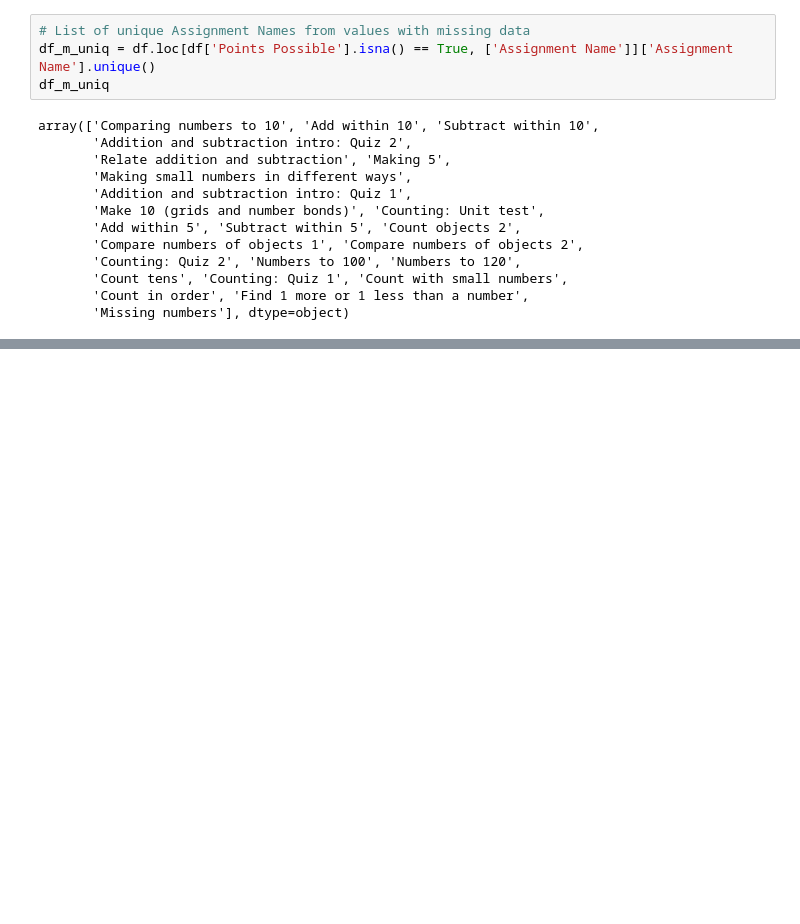
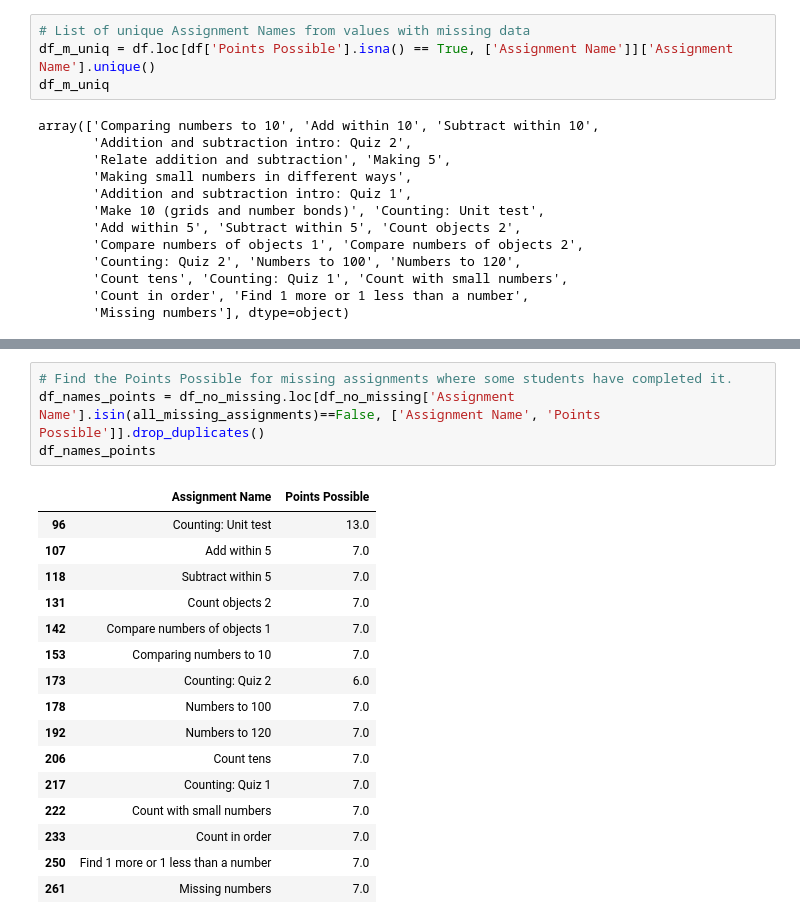
Before and after one commit to kle96/student-dashboard, a Jupyter notebook: data_cleaning/data_cleaning1.ipynb, the cells around one changed output, grey strips where cells are left out. Cells and saved outputs as stored; diff of their text form; blank space fills up the shorter version.

```diff
--- a/data_cleaning/data_cleaning1.ipynb
+++ b/data_cleaning/data_cleaning1.ipynb
@@ -246,0 +294,21 @@ array(['Comparing numbers to 10', 'Add within 10', 'Subtract within 10',
+# %%
+# Find the Points Possible for missing assignments where some students have completed it.
+df_names_points = df_no_missing.loc[df_no_missing['Assignment Name'].isin(all_missing_assignments)==False, ['Assignment Name', 'Points Possible']].drop_duplicates()
+df_names_points
+# %% [output]
+|  | Assignment Name | Points Possible |
+| 96 | Counting: Unit test | 13.0 |
+| 107 | Add within 5 | 7.0 |
+| 118 | Subtract within 5 | 7.0 |
+| 131 | Count objects 2 | 7.0 |
+| 142 | Compare numbers of objects 1 | 7.0 |
+| 153 | Comparing numbers to 10 | 7.0 |
+| 173 | Counting: Quiz 2 | 6.0 |
+| 178 | Numbers to 100 | 7.0 |
+| 192 | Numbers to 120 | 7.0 |
+| 206 | Count tens | 7.0 |
+| 217 | Counting: Quiz 1 | 7.0 |
+| 222 | Count with small numbers | 7.0 |
+| 233 | Count in order | 7.0 |
+| 250 | Find 1 more or 1 less than a number | 7.0 |
+| 261 | Missing numbers | 7.0 |
```
Also changed, not shown: parts of 8 cells of this notebook.
